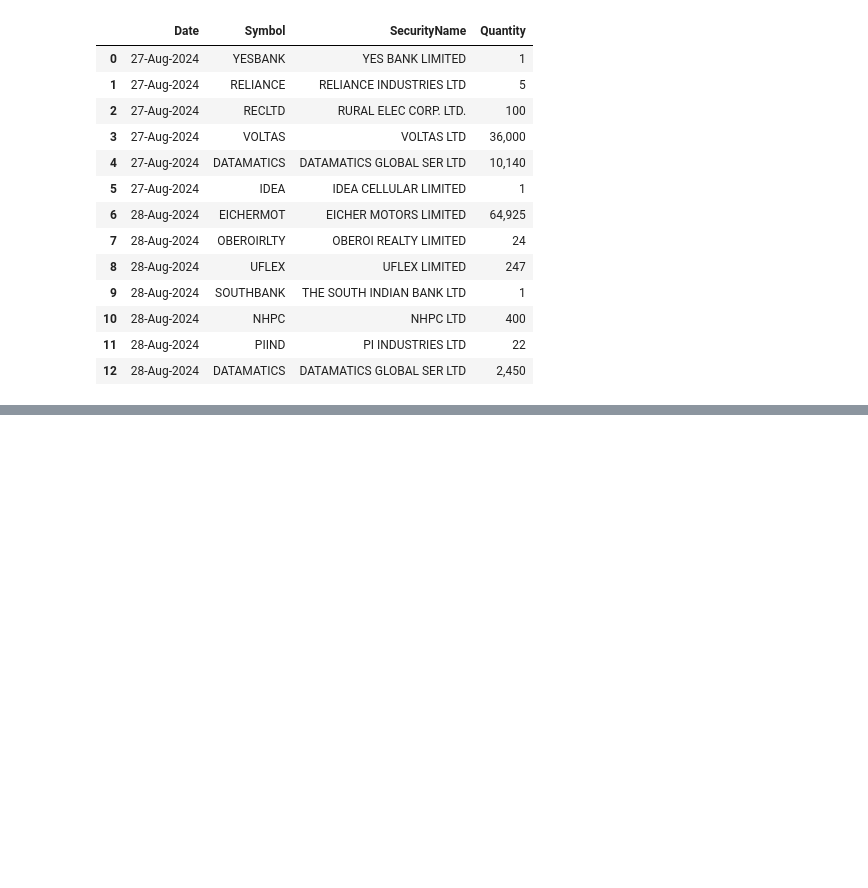
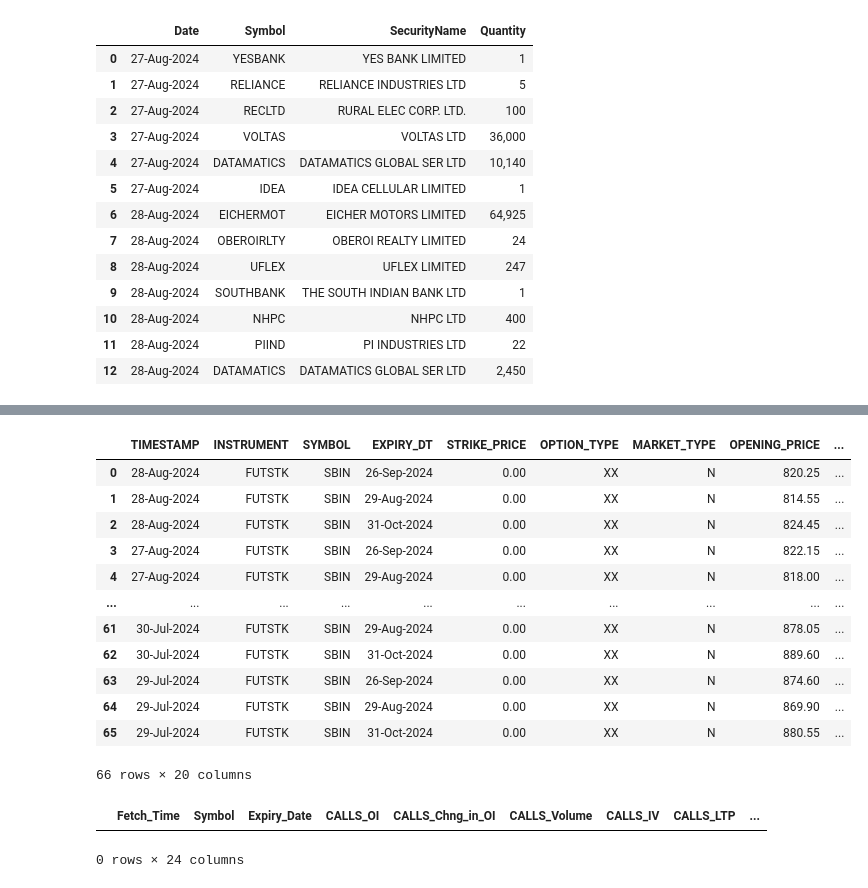
Before and after one commit to Himanshu-abc/stock_market, a Jupyter notebook: nse_data.ipynb, the cells around one changed output, grey strips where cells are left out. Drawn from its saved outputs; the diff is of its cells as text; code cells hidden in the pictures; blank space fills up the shorter version.

```diff
--- a/nse_data.ipynb
+++ b/nse_data.ipynb
@@ -336,0 +398,21 @@ capital_market.short_selling_data(period='1D')
+# %%
+derivatives.future_price_volume_data('SBIN','FUTSTK', period='1M')
+# %% [output]
+|  | TIMESTAMP | INSTRUMENT | SYMBOL | EXPIRY_DT | STRIKE_PRICE | OPTION_TYPE | MARKET_TYPE | OPENING_PRICE | ... |
+| 0 | 28-Aug-2024 | FUTSTK | SBIN | 26-Sep-2024 | 0.00 | XX | N | 820.25 | ... |
+| 1 | 28-Aug-2024 | FUTSTK | SBIN | 29-Aug-2024 | 0.00 | XX | N | 814.55 | ... |
+| 2 | 28-Aug-2024 | FUTSTK | SBIN | 31-Oct-2024 | 0.00 | XX | N | 824.45 | ... |
+| 3 | 27-Aug-2024 | FUTSTK | SBIN | 26-Sep-2024 | 0.00 | XX | N | 822.15 | ... |
+| 4 | 27-Aug-2024 | FUTSTK | SBIN | 29-Aug-2024 | 0.00 | XX | N | 818.00 | ... |
+| ... | ... | ... | ... | ... | ... | ... | ... | ... | ... |
+| 61 | 30-Jul-2024 | FUTSTK | SBIN | 29-Aug-2024 | 0.00 | XX | N | 878.05 | ... |
+| 62 | 30-Jul-2024 | FUTSTK | SBIN | 31-Oct-2024 | 0.00 | XX | N | 889.60 | ... |
+| 63 | 29-Jul-2024 | FUTSTK | SBIN | 26-Sep-2024 | 0.00 | XX | N | 874.60 | ... |
+| 64 | 29-Jul-2024 | FUTSTK | SBIN | 29-Aug-2024 | 0.00 | XX | N | 869.90 | ... |
+| 65 | 29-Jul-2024 | FUTSTK | SBIN | 31-Oct-2024 | 0.00 | XX | N | 880.55 | ... |
+66 rows × 20 columns
+# %%
+derivatives.nse_live_option_chain('BANKNIFTY', expiry_date='29-08-2024')
+# %% [output]
+|  | Fetch_Time | Symbol | Expiry_Date | CALLS_OI | CALLS_Chng_in_OI | CALLS_Volume | CALLS_IV | CALLS_LTP | ... |
+0 rows × 24 columns
```
Also changed, not shown: parts of 8 cells of this notebook.
